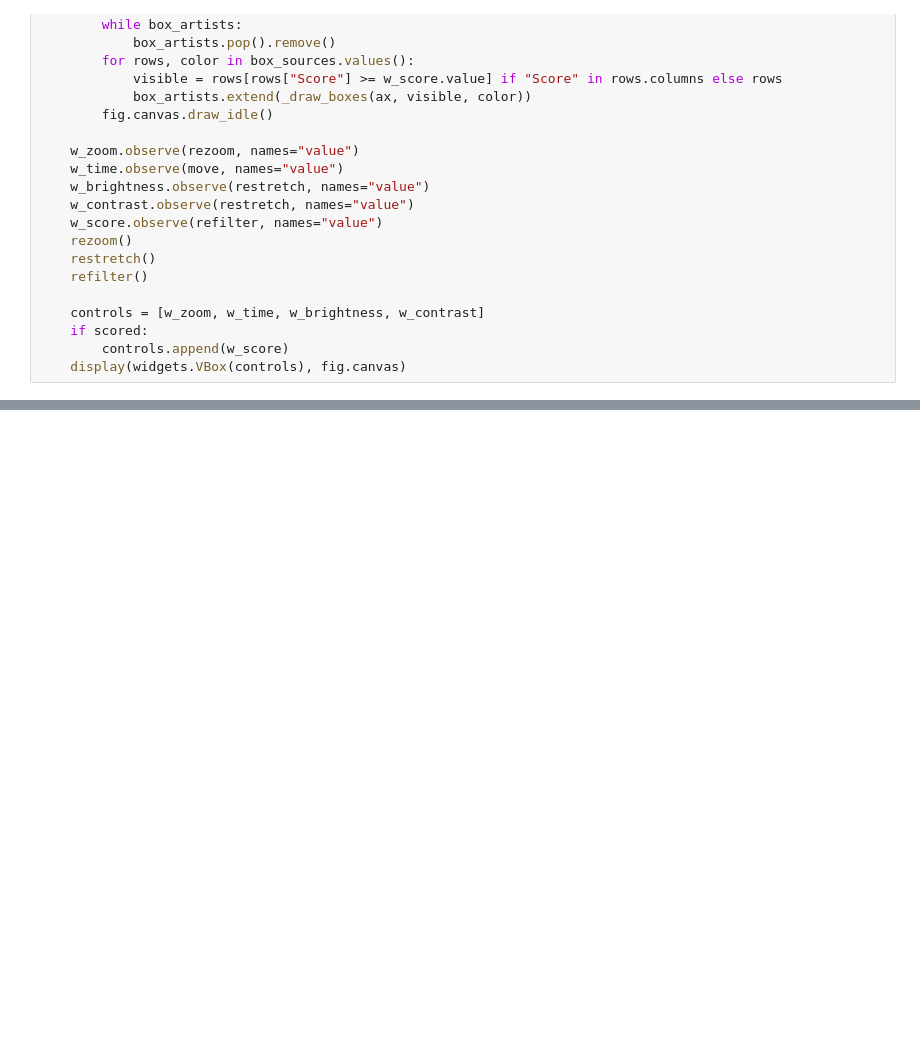
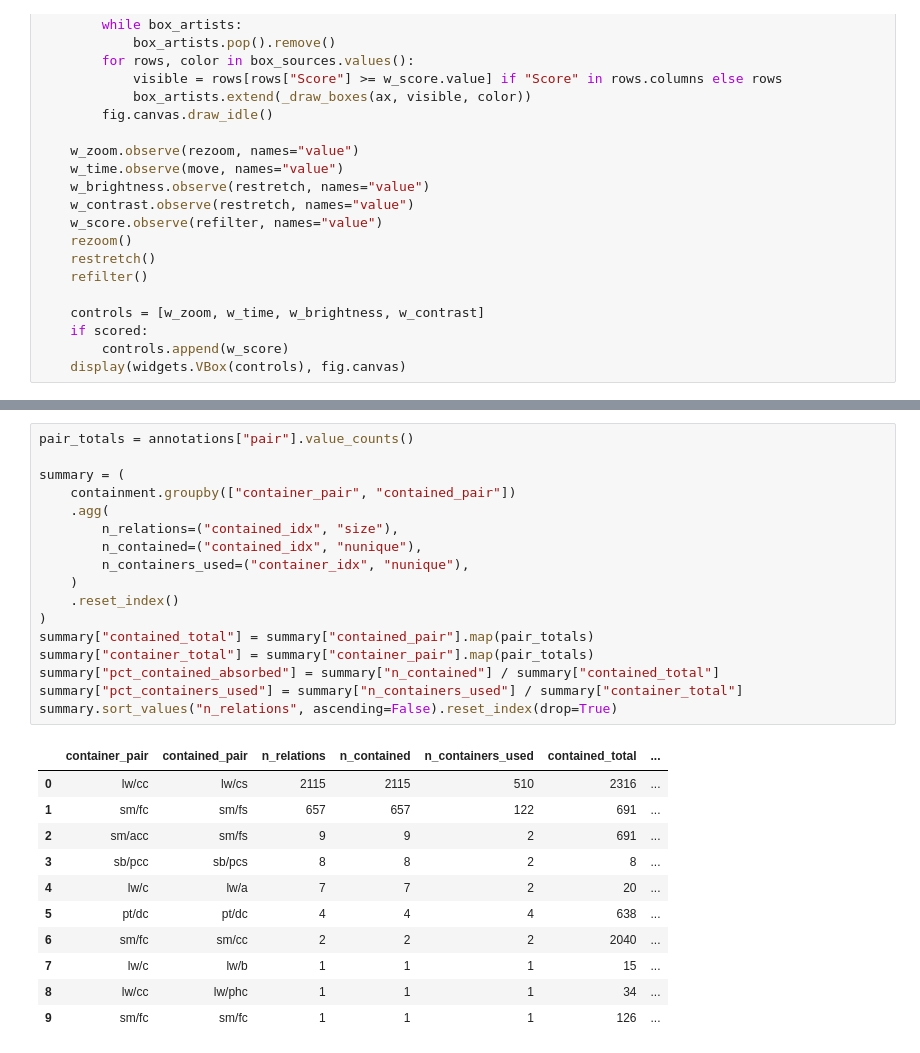
Before and after one commit to nhrot-fc/tesis-primate, a Jupyter notebook: notebooks/exploration.ipynb, the cells around one changed output, grey strips where cells are left out. Cells and saved outputs as stored; diff of their text form; blank space fills up the shorter version.

```diff
--- a/notebooks/exploration.ipynb
+++ b/notebooks/exploration.ipynb
@@ -254,0 +308,29 @@ explore_clips(wav_path, annotations=None, detections=detections)
+# %%
+pair_totals = annotations["pair"].value_counts()
+
+summary = (
+    containment.groupby(["container_pair", "contained_pair"])
+    .agg(
+        n_relations=("contained_idx", "size"),
+        n_contained=("contained_idx", "nunique"),
+        n_containers_used=("container_idx", "nunique"),
+    )
+    .reset_index()
+)
+summary["contained_total"] = summary["contained_pair"].map(pair_totals)
+summary["container_total"] = summary["container_pair"].map(pair_totals)
+summary["pct_contained_absorbed"] = summary["n_contained"] / summary["contained_total"]
+summary["pct_containers_used"] = summary["n_containers_used"] / summary["container_total"]
+summary.sort_values("n_relations", ascending=False).reset_index(drop=True)
+# %% [output]
+|  | container_pair | contained_pair | n_relations | n_contained | n_containers_used | contained_total | ... |
+| 0 | lw/cc | lw/cs | 2115 | 2115 | 510 | 2316 | ... |
+| 1 | sm/fc | sm/fs | 657 | 657 | 122 | 691 | ... |
+| 2 | sm/acc | sm/fs | 9 | 9 | 2 | 691 | ... |
+| 3 | sb/pcc | sb/pcs | 8 | 8 | 2 | 8 | ... |
+| 4 | lw/c | lw/a | 7 | 7 | 2 | 20 | ... |
+| 5 | pt/dc | pt/dc | 4 | 4 | 4 | 638 | ... |
+| 6 | sm/fc | sm/cc | 2 | 2 | 2 | 2040 | ... |
+| 7 | lw/c | lw/b | 1 | 1 | 1 | 15 | ... |
+| 8 | lw/cc | lw/phc | 1 | 1 | 1 | 34 | ... |
+| 9 | sm/fc | sm/fc | 1 | 1 | 1 | 126 | ... |
```
Also changed, not shown: parts of 6 cells of this notebook, 15 other files.
